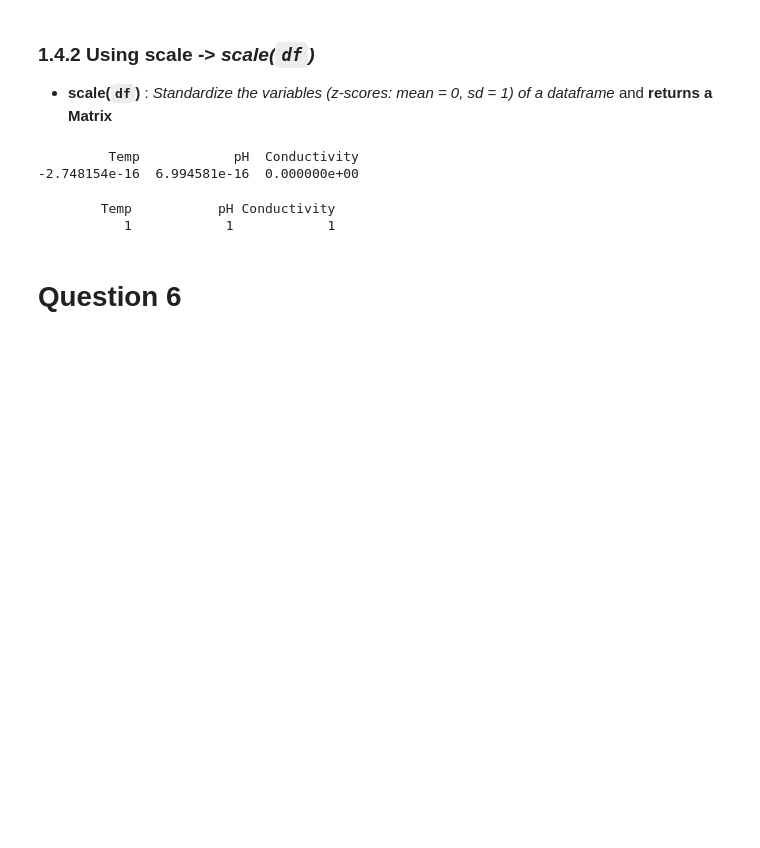
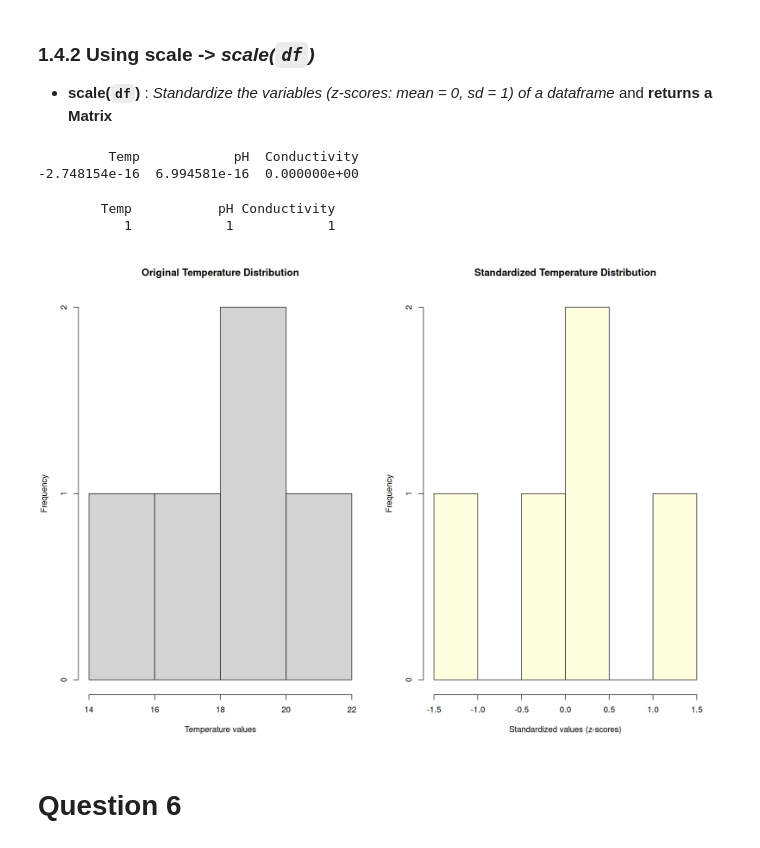
Before and after one commit to yaugot/ENV513_Multivariate_Statistics_in_R, a Jupyter notebook: Script2/Script2.ipynb, the cells around one changed output. Drawn from its saved outputs; the diff is of its cells as text; code cells hidden in the pictures; blank space fills up the shorter version.

```diff
--- a/Script2/Script2.ipynb
+++ b/Script2/Script2.ipynb
@@ -609,6 +609,20 @@ apply(df_std2, 2, sd)# check if sd = 1
 -2.748154e-16  6.994581e-16  0.000000e+00
         Temp           pH Conductivity
            1            1            1
+# %%
+# Set plot size in Jupyter Notebook (14 x 10 inches)
+options(repr.plot.width = 14, repr.plot.height = 10)
+
+# Side-by-side histograms
+par(mfrow=c(1,2))
+
+# Original temperature distribution
+hist(df$Temp, main = "Original Temperature Distribution", xlab = "Temperature values", col = "lightgray")
+
+# Standardized temperature distribution
+hist(df_std1$Temp, main = "Standardized Temperature Distribution", xlab = "Standardized values (z-scores)",  col = "lightyellow")
+# %% [output]
+[figure, added]
 # %% [markdown]
 # Question 6
 # %% [markdown]
```
Also changed, not shown: parts of 3 cells of this notebook, 2 other files.
